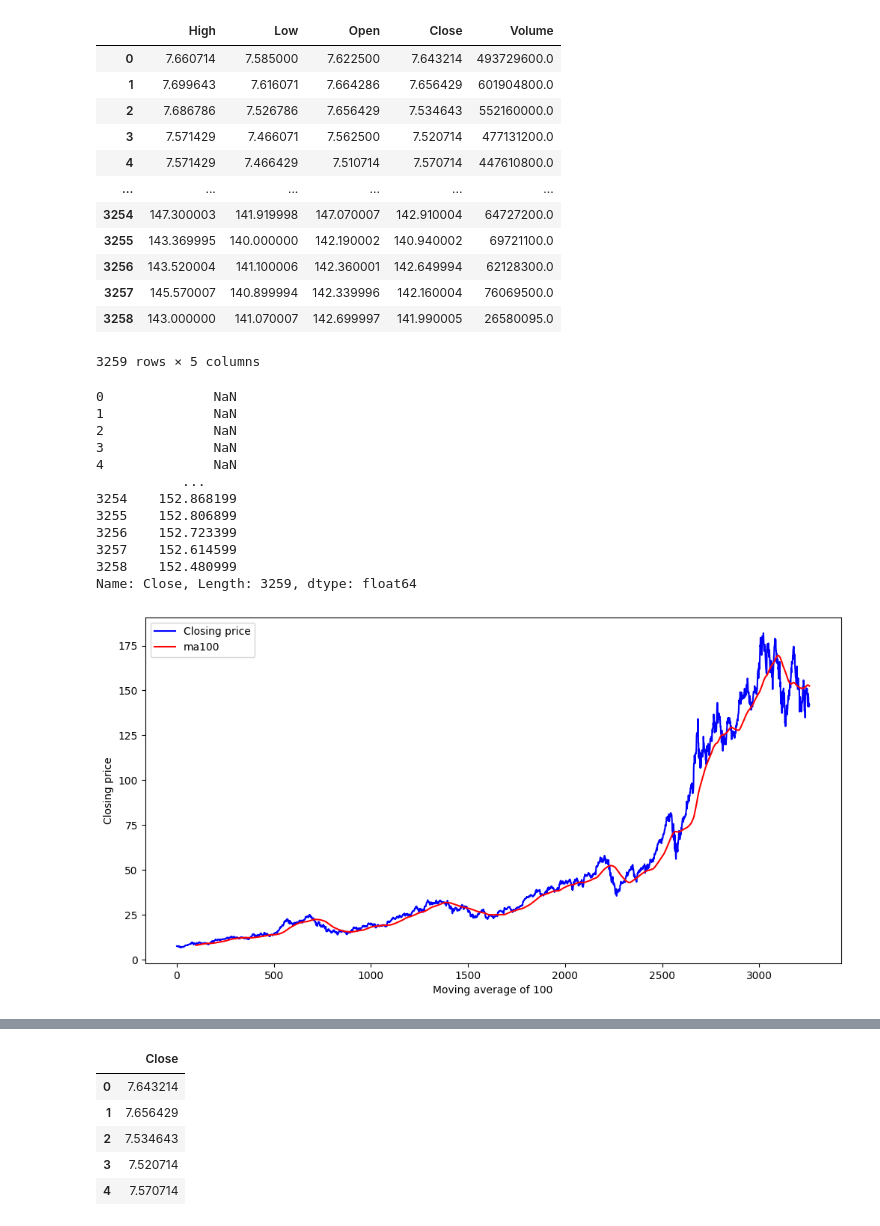
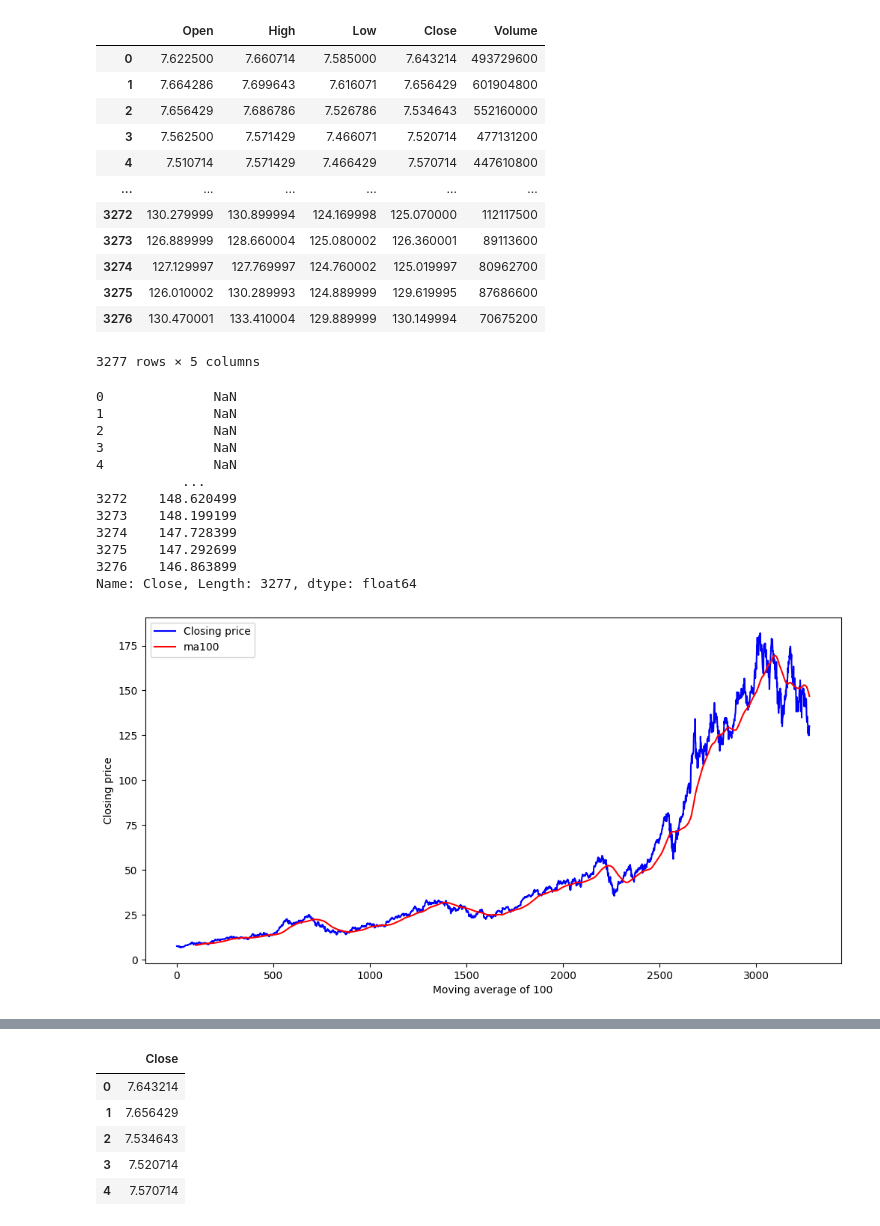
Before and after one commit to FionaWekulo/Stock-Trend-prediction-using-machine-learning, a Jupyter notebook: STOCK-MARKET-PREDICTION.ipynb, the cells around one changed output, grey strips where cells are left out. Saved outputs shown, nothing was run; the diff lists cells and outputs as text; code cells hidden in the pictures.

```diff
--- a/STOCK-MARKET-PREDICTION.ipynb
+++ b/STOCK-MARKET-PREDICTION.ipynb
@@ -7,6 +8,8 @@ import pandas_datareader as data
 # %%
 #Define starting and ending point of dataset. the bigger the better
-start = '2010-01-01'
-end = '2022-12-12'
-
-df=data.DataReader('AAPL','yahoo',start,end)
+yf.pdr_override()
+y_symbol = ['AAPL']
+startdate = '2010-01-01'
+enddate = '2023-1-10'
+data = pdr.get_data_yahoo(y_symbol, start=startdate, end=enddate)
+data.head()
@@ -23,4 +35,4 @@ df.tail()
 # %%
-df=df.reset_index()
-df.head()
+data=data.reset_index()
+data.head()
 # %% [output]
@@ -33,5 +45,5 @@ df.head()
 # %%
 #cleaned the data by removing the columns I would not need.
-df = df.drop(['Date','Adj Close'], axis = 1)
-df.head()
+data = data.drop(['Date','Adj Close'], axis = 1)
+data.head()
 # %% [output]
@@ -50,22 +62,22 @@ plt.show()
 # %%
-df
+data
 # %% [output]
-|  | High | Low | Open | Close | Volume |
-| 0 | 7.660714 | 7.585000 | 7.622500 | 7.643214 | 493729600.0 |
-| 1 | 7.699643 | 7.616071 | 7.664286 | 7.656429 | 601904800.0 |
-| 2 | 7.686786 | 7.526786 | 7.656429 | 7.534643 | 552160000.0 |
-| 3 | 7.571429 | 7.466071 | 7.562500 | 7.520714 | 477131200.0 |
-| 4 | 7.571429 | 7.466429 | 7.510714 | 7.570714 | 447610800.0 |
+|  | Open | High | Low | Close | Volume |
+| 0 | 7.622500 | 7.660714 | 7.585000 | 7.643214 | 493729600 |
+| 1 | 7.664286 | 7.699643 | 7.616071 | 7.656429 | 601904800 |
+| 2 | 7.656429 | 7.686786 | 7.526786 | 7.534643 | 552160000 |
+| 3 | 7.562500 | 7.571429 | 7.466071 | 7.520714 | 477131200 |
+| 4 | 7.510714 | 7.571429 | 7.466429 | 7.570714 | 447610800 |
 | ... | ... | ... | ... | ... | ... |
-| 3254 | 147.300003 | 141.919998 | 147.070007 | 142.910004 | 64727200.0 |
-| 3255 | 143.369995 | 140.000000 | 142.190002 | 140.940002 | 69721100.0 |
-| 3256 | 143.520004 | 141.100006 | 142.360001 | 142.649994 | 62128300.0 |
-| 3257 | 145.570007 | 140.899994 | 142.339996 | 142.160004 | 76069500.0 |
-| 3258 | 143.000000 | 141.070007 | 142.699997 | 141.990005 | 26580095.0 |
+| 3272 | 130.279999 | 130.899994 | 124.169998 | 125.070000 | 112117500 |
+| 3273 | 126.889999 | 128.660004 | 125.080002 | 126.360001 | 89113600 |
+| 3274 | 127.129997 | 127.769997 | 124.760002 | 125.019997 | 80962700 |
+| 3275 | 126.010002 | 130.289993 | 124.889999 | 129.619995 | 87686600 |
+| 3276 | 130.470001 | 133.410004 | 129.889999 | 130.149994 | 70675200 |
-3259 rows × 5 columns
+3277 rows × 5 columns
 # %%
 #to get the mean of the previous 100 closing values continuously
-ma100=df.Close.rolling(100).mean()
+ma100=data.Close.rolling(100).mean()
 ma100
 # %% [output]
 0              NaN
@@ -74,20 +86,20 @@ ma100
 3              NaN
 4              NaN
            ...
-3254    152.868199
-3255    152.806899
-3256    152.723399
-3257    152.614599
-3258    152.480999
-Name: Close, Length: 3259, dtype: float64
+3272    148.620499
+3273    148.199199
+3274    147.728399
+3275    147.292699
+3276    146.863899
+Name: Close, Length: 3277, dtype: float64
 # %%
 plt.figure(figsize = (12,6))
-plt.plot(df.Close,'b',label='Closing price')
+plt.plot(data.Close,'b',label='Closing price')
 plt.plot(ma100,'r', label='ma100')
 plt.ylabel('Closing price')
 plt.xlabel('Moving average of 100')
 plt.legend()
 plt.show()
 # %% [output]
-[figure, old version]
+[figure, new version]
 # %%
```
Also changed, not shown: parts of 28 cells of this notebook, 3 other files.
